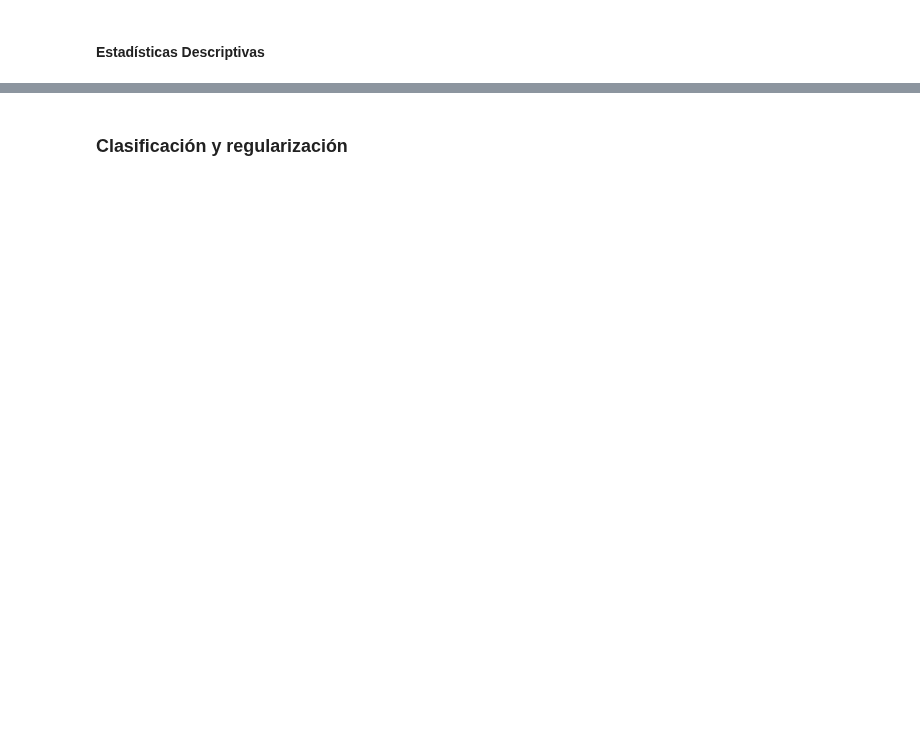
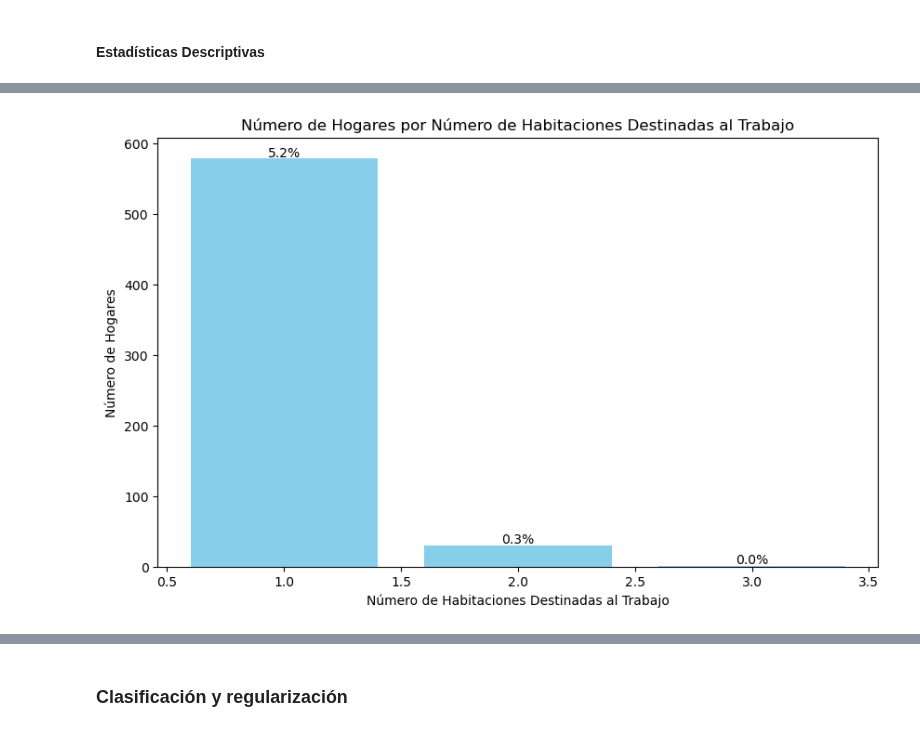
Before and after one commit to miligarofalo/CC408-T2-1, a Jupyter notebook: TP4/TP4_grupal.ipynb, the cells around one changed output, grey strips where cells are left out. Saved outputs shown, nothing was run; the diff lists cells and outputs as text; code cells hidden in the pictures; blank space fills up the shorter version.

```diff
--- a/TP4/TP4_grupal.ipynb
+++ b/TP4/TP4_grupal.ipynb
@@ -586,2 +566,30 @@ Name: proportion, dtype: float64
 # %%
-# COMBINACION CON SI LA PERSONA TRABAJO ALGUNA VEZ
+# CANTIDAD DE HABITACIONES DESTINDAS AL TRABAJO
+
+
+
+total_hogares = df_completa.shape[0]
+
+# Calcular la cantidad de hogares por número de habitaciones destinadas al trabajo
+hogares_por_habitacion_trabajo = df_completa.groupby('ii3_1').size().reset_index(name='cantidad_hogares')
+
+# Calcular el porcentaje de hogares por número de habitaciones
+hogares_por_habitacion_trabajo['porcentaje'] = (hogares_por_habitacion_trabajo['cantidad_hogares'] / total_hogares) * 100
+
+# Crear el gráfico
+plt.figure(figsize=(10, 6))
+plt.bar(hogares_por_habitacion_trabajo['ii3_1'], hogares_por_habitacion_trabajo['cantidad_hogares'], color='skyblue')
+
+# Añadir etiquetas y título
+plt.title('Número de Hogares por Número de Habitaciones Destinadas al Trabajo')
+plt.xlabel('Número de Habitaciones Destinadas al Trabajo')
+plt.ylabel('Número de Hogares')
+
+# Añadir los porcentajes sobre las barras
+for i, row in hogares_por_habitacion_trabajo.iterrows():
+    plt.text(row['ii3_1'], row['cantidad_hogares'] + 2, f"{row['porcentaje']:.1f}%", ha='center')
+
+# Mostrar el gráfico
+plt.show()
+# %% [output]
+[figure, added]
```
Also changed, not shown: parts of 20 cells of this notebook.
